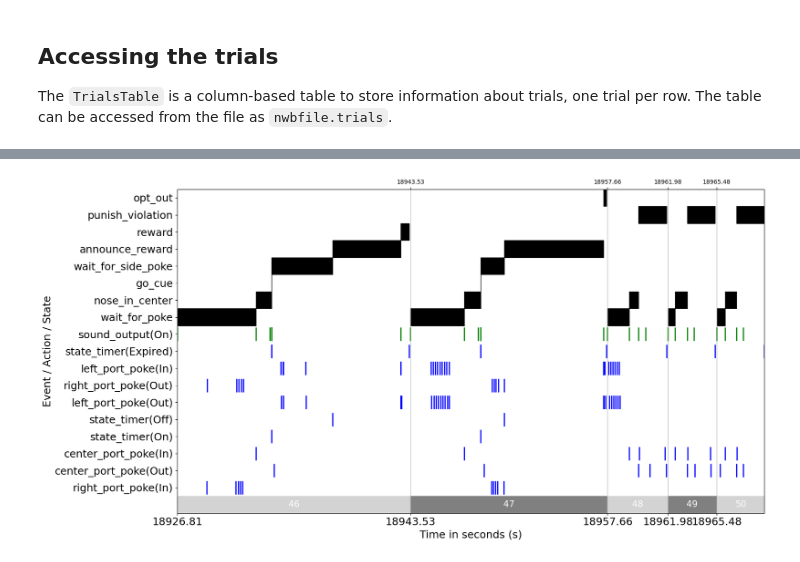
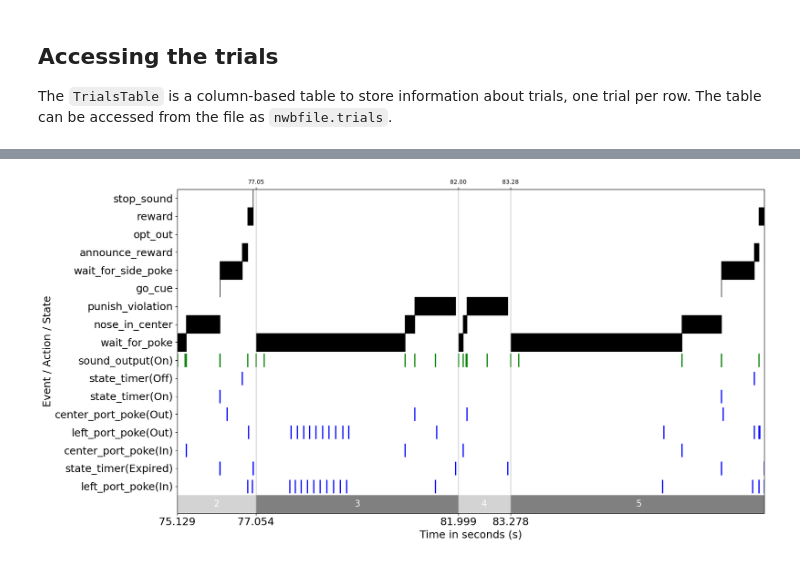
Before and after one commit to catalystneuro/constantinople-lab-to-nwb, a Jupyter notebook: src/constantinople_lab_to_nwb/mah_2024/tutorials/mah_2024_example_notebook.ipynb, the cells around one changed output, grey strips where cells are left out. Drawn from its saved outputs; the diff is of its cells as text; code cells hidden in the pictures.

```diff
--- a/src/constantinople_lab_to_nwb/mah_2024/tutorials/mah_2024_example_notebook.ipynb
+++ b/src/constantinople_lab_to_nwb/mah_2024/tutorials/mah_2024_example_notebook.ipynb
@@ -20,7 +20,7 @@ This section demonstrates how to access an NWB file using `pynwb.NWBHDF5IO`.
 from pynwb import NWBHDF5IO
 import ndx_structured_behavior
 
-nwbfile_path = "/Volumes/T9/Constantinople/nwbfiles/C005_RWTautowait_20190909_1456292.nwb"
+nwbfile_path = "/Users/weian/data/nwbfiles/sub-J076_ses-RWTautowait2-20230721-130627.nwb"
 
 io = NWBHDF5IO(nwbfile_path, "r")
 nwbfile = io.read()
@@ -223,14 +224,14 @@ trials[:].head()
 # %%
-# Plot trial 46 - 50
+# Plot trial 2 - 5
 plot_trials(
-    trials=trials[46:51],
+    trials=trials[2:6],
     states=states, state_types=state_types,
     actions=actions, action_types=action_types,
     events=events, event_types=event_types,
     figsize=None,
     fontsize=18,
     rectangle_height=1,
     marker_size=500)
 plt.show()
 # %% [output]
-[figure, old version]
+[figure, new version]
```
Also changed, not shown: parts of 9 cells of this notebook.
